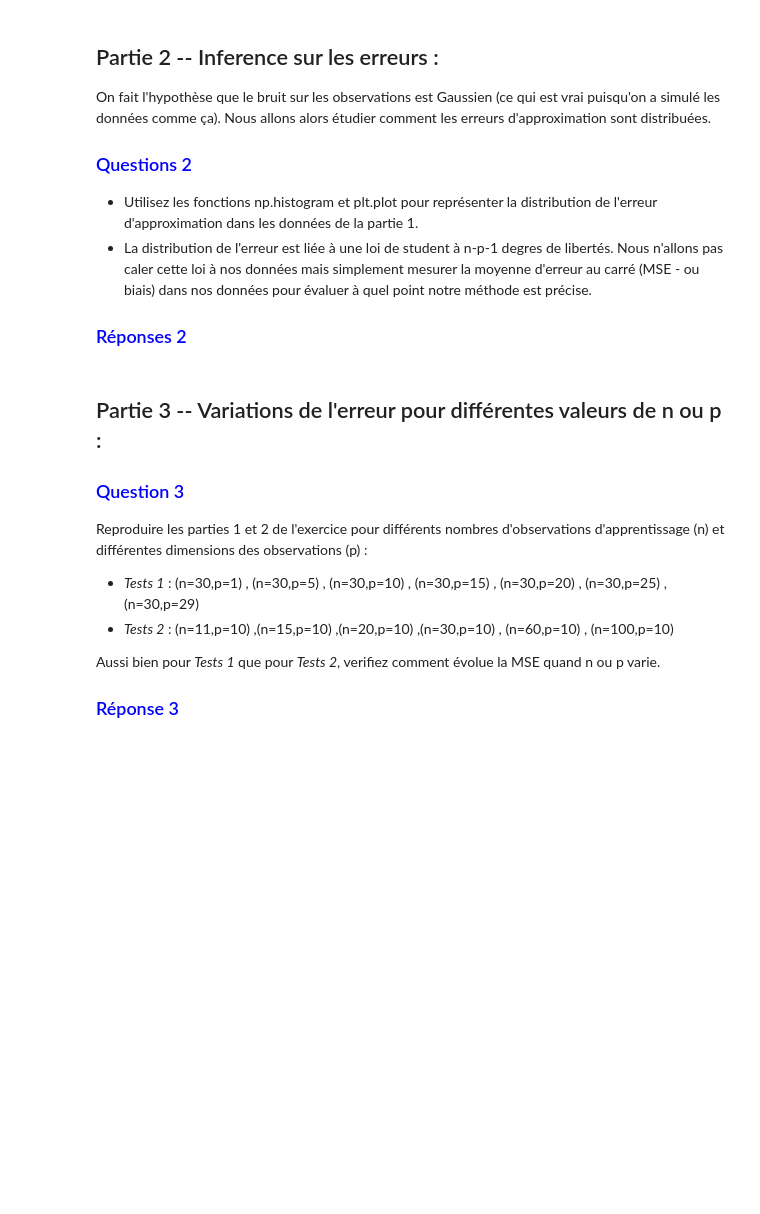
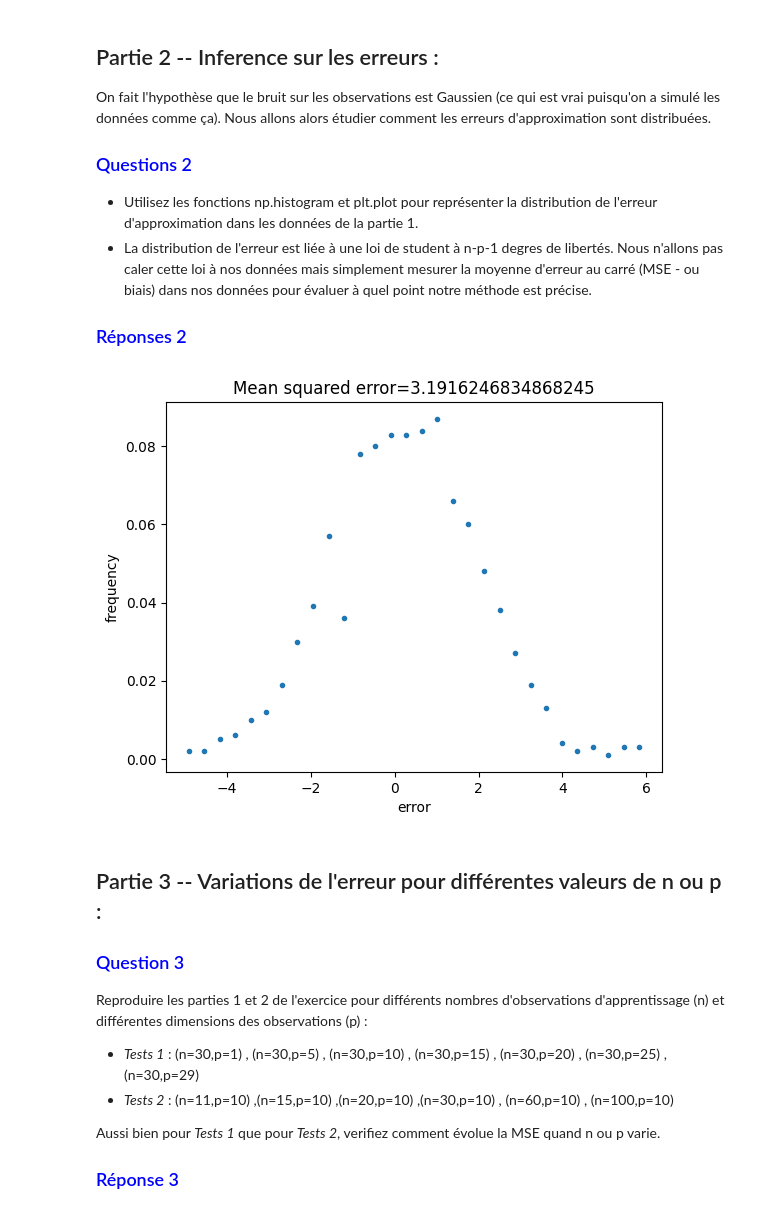
Before and after one commit to Tmqng/stat-ml, a Jupyter notebook: TPs/Exo6_RegressionMultiple.ipynb, the cells around one changed output. Saved outputs shown, nothing was run; the diff lists cells and outputs as text; code cells hidden in the pictures; blank space fills up the shorter version.

```diff
--- a/TPs/Exo6_RegressionMultiple.ipynb
+++ b/TPs/Exo6_RegressionMultiple.ipynb
@@ -79,6 +79,20 @@ On fait l'hypothèse que le bruit sur les observations est Gaussien (ce qui est
 - La distribution de l'erreur est liée à une loi de student à n-p-1 degres de libertés. Nous n'allons pas caler cette loi à nos données mais simplement mesurer la moyenne d'erreur au carré (MSE - ou biais) dans nos données pour évaluer à quel point notre méthode est précise.
 
 ### <span style = "color: blue">Réponses 2</span>
+# %%
+erreurs=(y_t-y_pred)
+
+histo_erreurs=np.histogram(erreurs,bins=30)
+
+MSE=np.mean(erreurs*erreurs)
+
+plt.plot(histo_erreurs[1][:-1], histo_erreurs[0]/np.sum(histo_erreurs[0]),'.')
+plt.xlabel('error')
+plt.ylabel('frequency')
+plt.title('Mean squared error='+str(MSE))
+plt.show()
+# %% [output]
+[figure, added]
 # %% [markdown]
 ## Partie 3 -- Variations de l'erreur pour différentes valeurs de n ou p :
 
```
Also changed, not shown: parts of 3 cells of this notebook, 1 other file.
